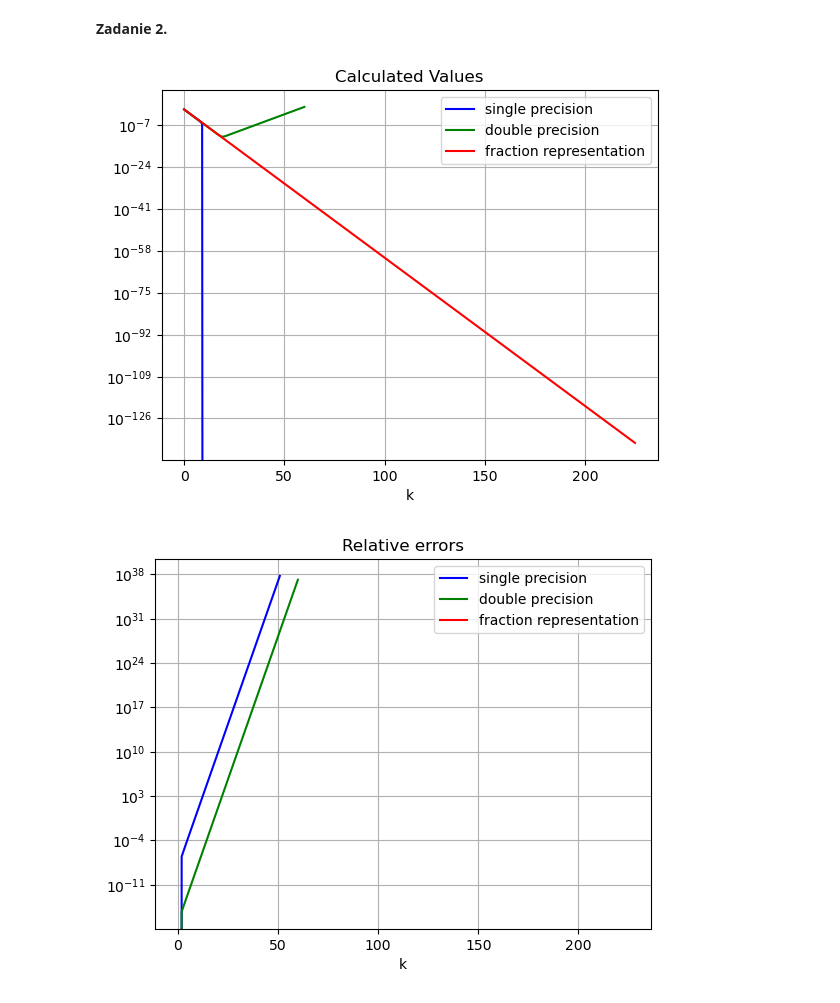
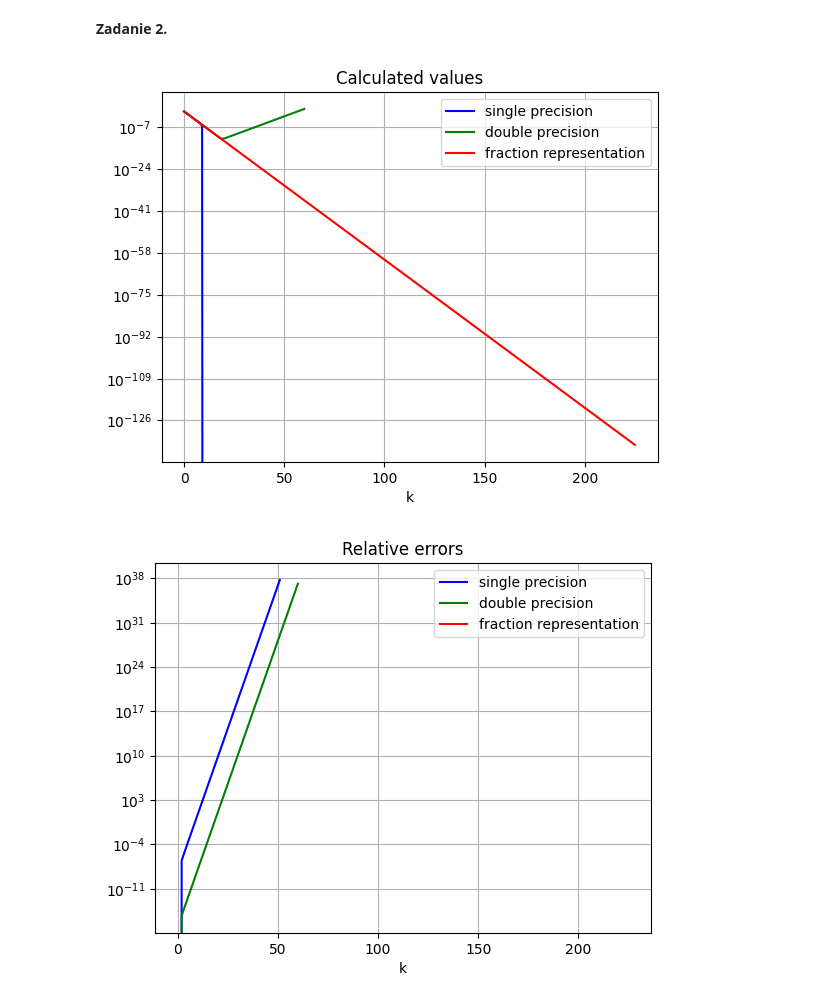
Before and after one commit to baramundi666/Computation-Methods-for-Science-and-Technology, a Jupyter notebook: lab-1/main.ipynb, the cells around one changed output. Drawn from its saved outputs; the diff is of its cells as text; code cells hidden in the pictures.

```diff
--- a/lab-1/main.ipynb
+++ b/lab-1/main.ipynb
@@ -70,11 +70,11 @@ real_values = np.array([[np.single(1/3 * 4**-i) for i in range(226)],
                        [np.double(1/3 * 4**-i) for i in range(226)],
                        [Fraction(1,3*4**i) for i in range(226)]])
 
-# Calculated Values:
+# Calculated values:
 
 plt.yscale("log")
 plt.xlabel('k')
-plt.title("Calculated Values")
+plt.title("Calculated values")
 
 # Single precision, n = 225
 plt.plot(k, x[:,0], 'b', label='single precision')
@@ -82,33 +82,32 @@ plt.plot(k, x[:,0], 'b', label='single precision')
 plt.plot(k[:61], x[:61,1], 'g', label='double precision')
 # Fraction representation, n = 225
 plt.plot(k, x[:,2], 'r', label='fraction representation')
 # Real value
 # plt.plot(k, real_values, 'purple', label='real values')
 plt.legend()
 
 plt.grid(True)
 plt.show()
 
 # Relative errors:
 
 plt.yscale("log")
 plt.xlabel('k')
 plt.title("Relative errors")
 
 # Single precision, n = 225
 plt.plot(k, np.abs((x[:,0]-real_values[0,:])/real_values[0,:]), 'b',
          label='single precision')
 # Double precision, n = 60
 plt.plot(k[:61], np.abs((x[:61,1]-real_values[1,:61])/real_values[1,:61]),
           'g', label='double precision')
 # Fraction representation, n = 225
 plt.plot(k, np.abs((x[:,2]-real_values[2,:])/real_values[2,:]), 'r',
          label='fraction representation')
 plt.legend()
 
 plt.grid(True)
-plt.savefig('a')
 plt.show()
 # %% [output]
-[figure, old version]
+[figure, new version]
-[figure, old version]
+[figure, new version]
```
Also changed, not shown: parts of 2 cells of this notebook, 3 other files.
